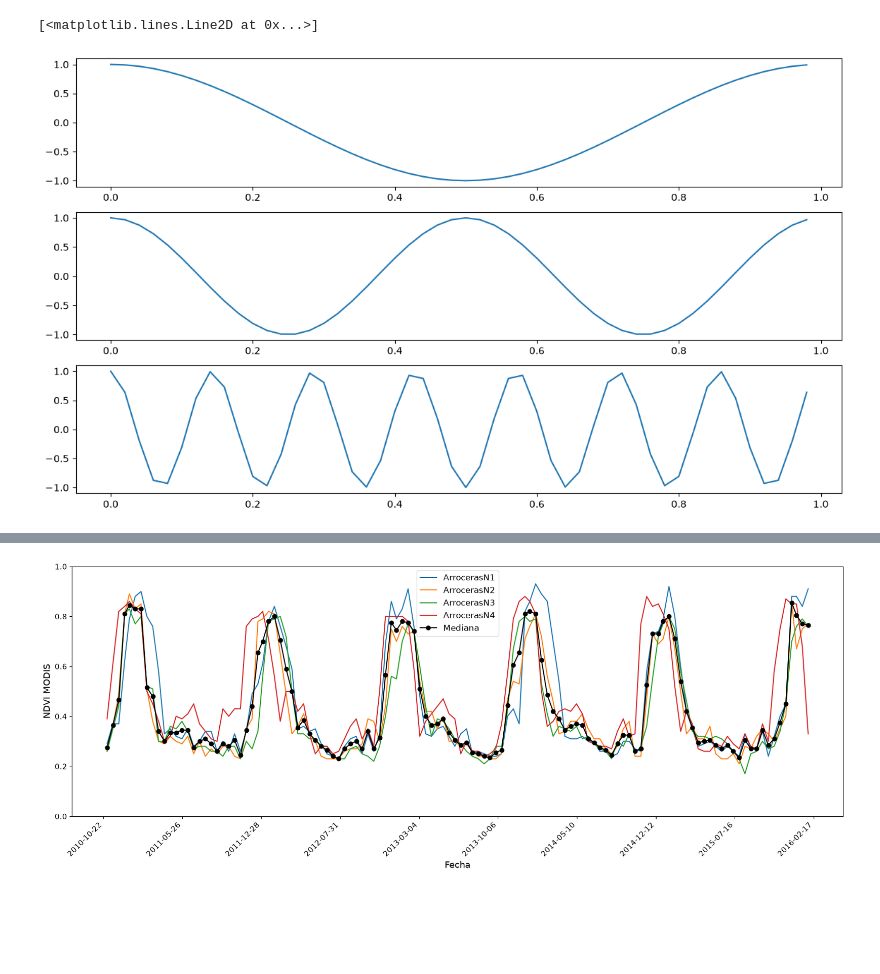
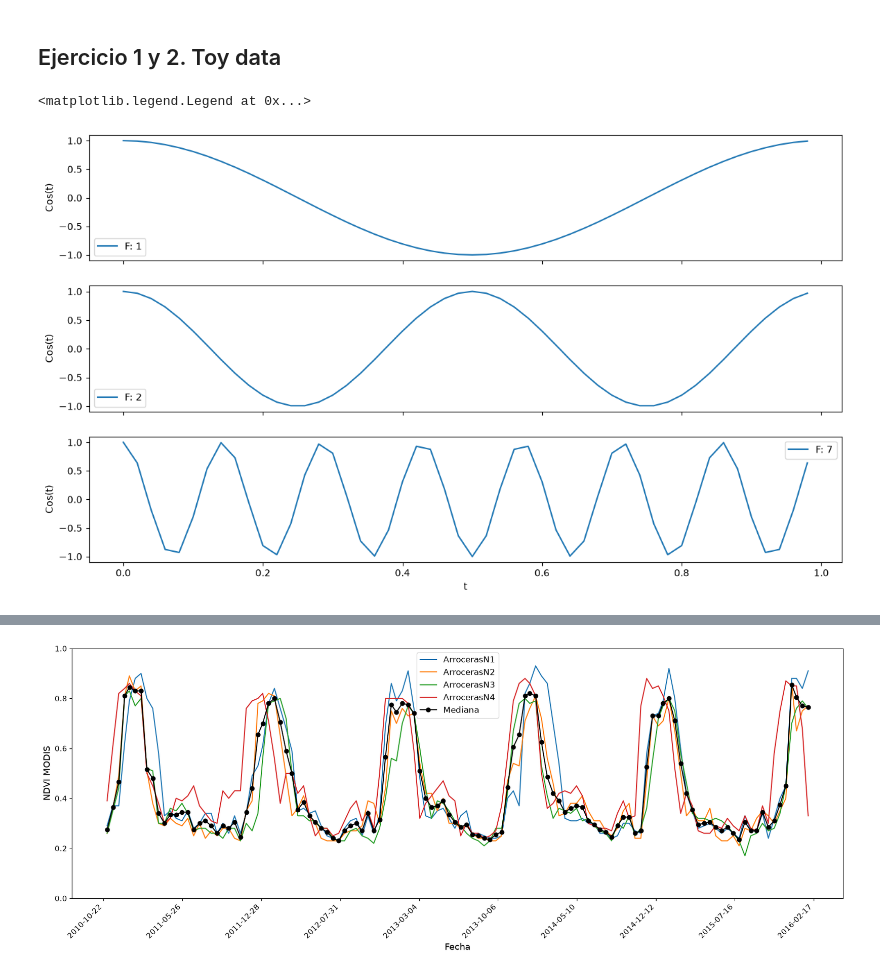
Before and after one commit to francobarrionuevoenv21/MAIE_devs_pub, a Jupyter notebook: Modelos/Transf_fourier/fourier_test.ipynb, the cells around one changed output, grey strips where cells are left out. Drawn from its saved outputs; the diff is of its cells as text; code cells hidden in the pictures; blank space fills up the shorter version.

```diff
--- a/Modelos/Transf_fourier/fourier_test.ipynb
+++ b/Modelos/Transf_fourier/fourier_test.ipynb
@@ -5,4 +6,6 @@ import pandas as pd
 import geopandas as gpd
 import rasterio as rio
 from rasterio.mask import mask
+# %% [markdown]
+## Ejercicio 1 y 2. Toy data
 # %%
@@ -29,14 +34,22 @@ f_04 = n
 omega_04 = 2*np.pi*f_04
 cos_04 =np.cos(omega_04*t)
 # %%
-fig, ax = plt.subplots(3, 1, figsize=(14, 8))
+# Visualizamos las funciones por separado
+fig, ax = plt.subplots(3, 1, figsize=(14, 8), sharex = True)
 
-ax[0].plot(t, cos_02)
+ax[0].plot(t, cos_02, label='F: 1')
+ax[0].set_ylabel('Cos(t)')
+ax[0].legend(loc='best')
 
-ax[1].plot(t, cos_03)
+ax[1].plot(t, cos_03, label='F: 2')
+ax[1].set_ylabel('Cos(t)')
+ax[1].legend(loc='best')
 
-ax[2].plot(t, cos_04)
+ax[2].plot(t, cos_04, label='F: 7')
+ax[2].set_xlabel('t')
+ax[2].set_ylabel('Cos(t)')
+ax[2].legend(loc='best')
 # %% [output]
-[<matplotlib.lines.Line2D at 0x...>]
+<matplotlib.legend.Legend at 0x...>
-[figure, old version]
+[figure, new version]
 # %%
```
Also changed, not shown: parts of 29 cells of this notebook, 29 other files.
